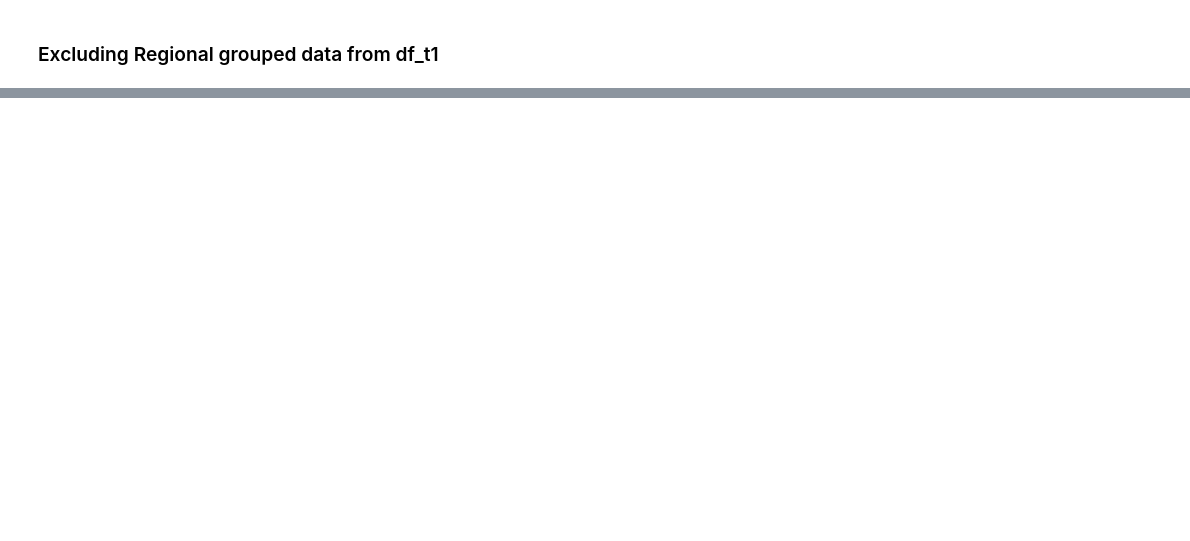
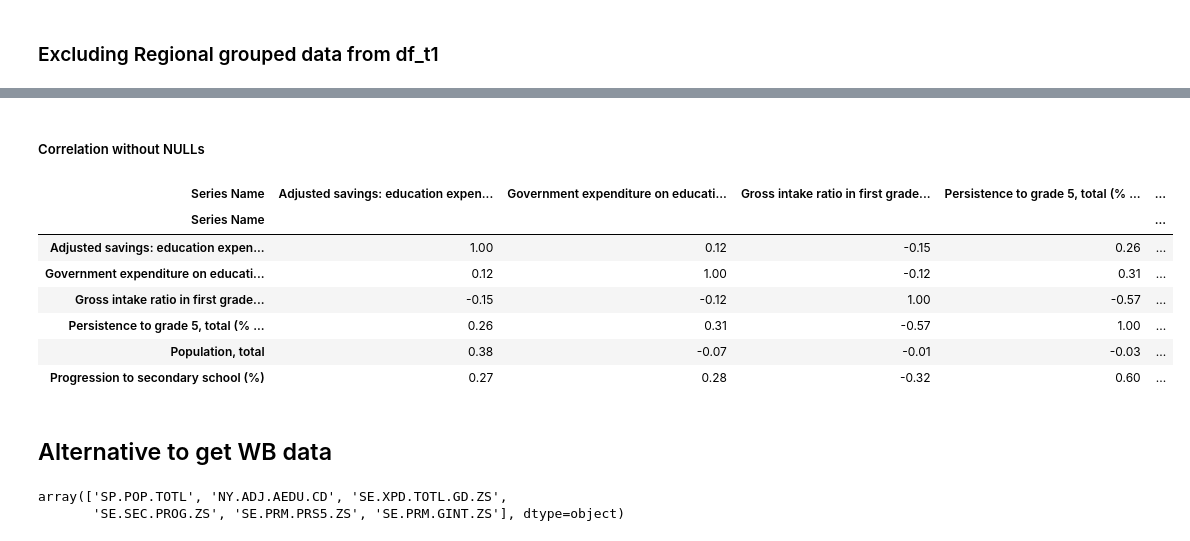
Before and after one commit to MatiasBorrellH/Live_Coding_Challenge, a Jupyter notebook: live_code.ipynb, the cells around one changed output, grey strips where cells are left out. Drawn from its saved outputs; the diff is of its cells as text; code cells hidden in the pictures; blank space fills up the shorter version.

```diff
--- a/live_code.ipynb
+++ b/live_code.ipynb
@@ -117,0 +199,19 @@ plt.show()
+# %% [markdown]
+##### Correlation without NULLs
+# %%
+# Calculate an actual correlation matrix
+df_t2 = df_t1[(df_t1["variable"] >= 2000) & (df_t1["variable"] <= 2017)]
+corr = df_t2.dropna().iloc[:,2:].corr()
+# Plot with pandas inbuilt plotting function
+corr.style.background_gradient(cmap='coolwarm', axis=None).format(precision=2)
+# %% [output]
+| Series Name | Adjusted savings: education expen... | Government expenditure on educati... | Gross intake ratio in first grade... | Persistence to grade 5, total (% ... | ... |
+| Series Name |  |  |  |  | ... |
+| Adjusted savings: education expen... | 1.00 | 0.12 | -0.15 | 0.26 | ... |
+| Government expenditure on educati... | 0.12 | 1.00 | -0.12 | 0.31 | ... |
+| Gross intake ratio in first grade... | -0.15 | -0.12 | 1.00 | -0.57 | ... |
+| Persistence to grade 5, total (% ... | 0.26 | 0.31 | -0.57 | 1.00 | ... |
+| Population, total | 0.38 | -0.07 | -0.01 | -0.03 | ... |
+| Progression to secondary school (%) | 0.27 | 0.28 | -0.32 | 0.60 | ... |
+# %% [markdown]
+## Alternative to get WB data
@@ -117,0 +222,5 @@ plt.show()
+# %%
+df["Series Code"].unique()
+# %% [output]
+array(['SP.POP.TOTL', 'NY.ADJ.AEDU.CD', 'SE.XPD.TOTL.GD.ZS',
+       'SE.SEC.PROG.ZS', 'SE.PRM.PRS5.ZS', 'SE.PRM.GINT.ZS'], dtype=object)
```
Also changed, not shown: parts of 20 cells of this notebook.
